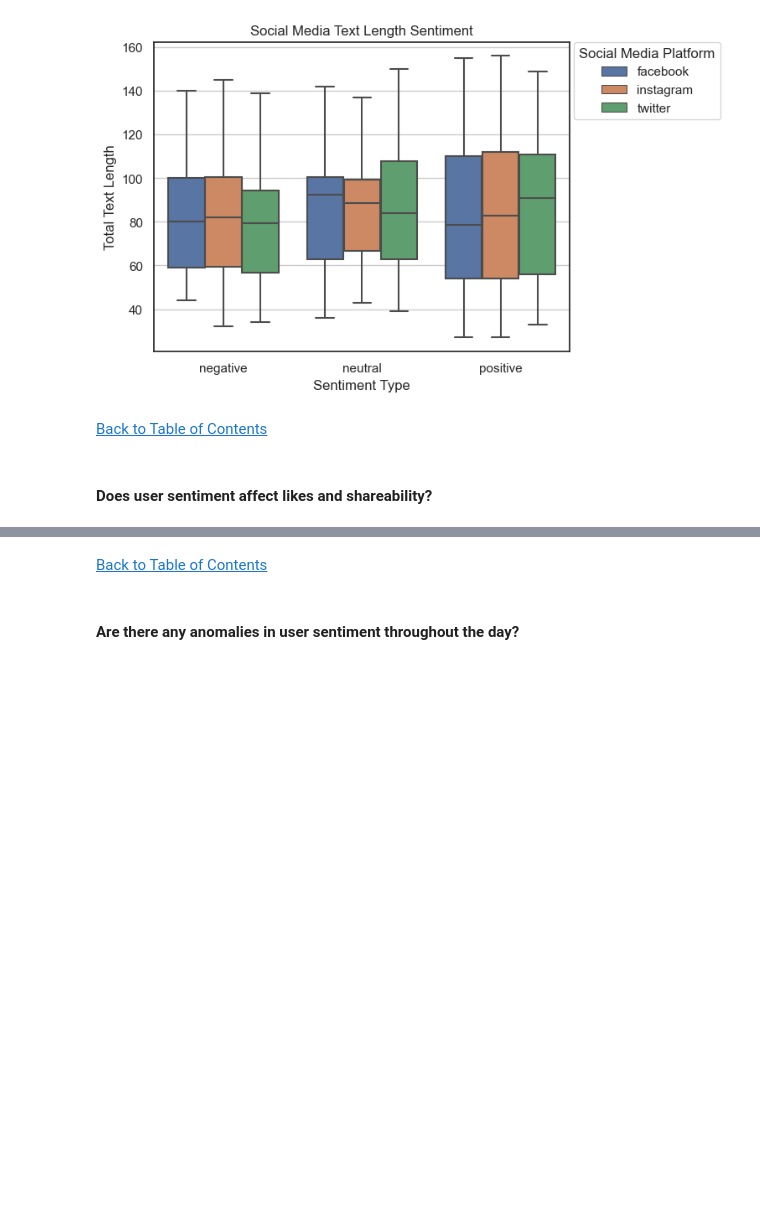
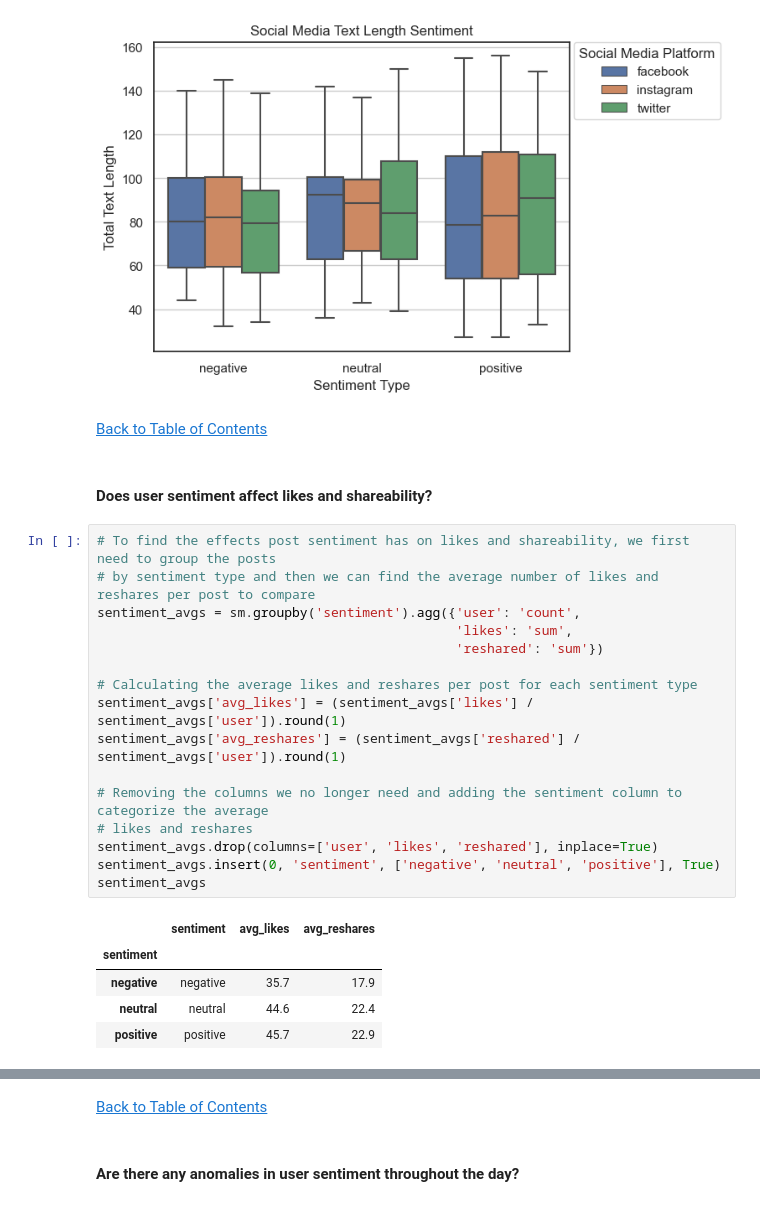
Before and after one commit to jasondo-da/Social_Media_Analysis, a Jupyter notebook: social_media_sentiments_analysis.ipynb, the cells around one changed output, grey strips where cells are left out. Drawn from its saved outputs; the diff is of its cells as text; blank space fills up the shorter version.

```diff
--- a/social_media_sentiments_analysis.ipynb
+++ b/social_media_sentiments_analysis.ipynb
@@ -1207,4 +1207,26 @@ plt.show()
 [Back to Table of Contents](#back)
 # %% [markdown]
 #### Does user sentiment affect likes and shareability?
+# %%
+# To find the effects post sentiment has on likes and shareability, we first need to group the posts
+# by sentiment type and then we can find the average number of likes and reshares per post to compare
+sentiment_avgs = sm.groupby('sentiment').agg({'user': 'count',
+                                              'likes': 'sum',
+                                              'reshared': 'sum'})
+
+# Calculating the average likes and reshares per post for each sentiment type
+sentiment_avgs['avg_likes'] = (sentiment_avgs['likes'] / sentiment_avgs['user']).round(1)
+sentiment_avgs['avg_reshares'] = (sentiment_avgs['reshared'] / sentiment_avgs['user']).round(1)
+
+# Removing the columns we no longer need and adding the sentiment column to categorize the average
+# likes and reshares
+sentiment_avgs.drop(columns=['user', 'likes', 'reshared'], inplace=True)
+sentiment_avgs.insert(0, 'sentiment', ['negative', 'neutral', 'positive'], True)
+sentiment_avgs
+# %% [output]
+|  | sentiment | avg_likes | avg_reshares |
+| sentiment |  |  |  |
+| negative | negative | 35.7 | 17.9 |
+| neutral | neutral | 44.6 | 22.4 |
+| positive | positive | 45.7 | 22.9 |
 # %%
```
Also changed, not shown: parts of 5 cells of this notebook.
